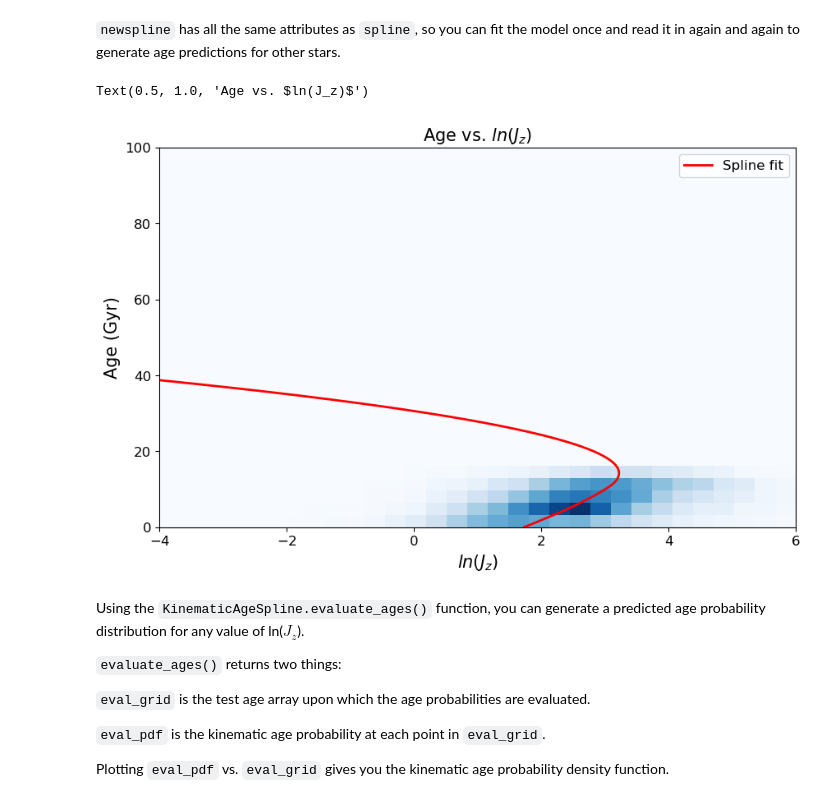
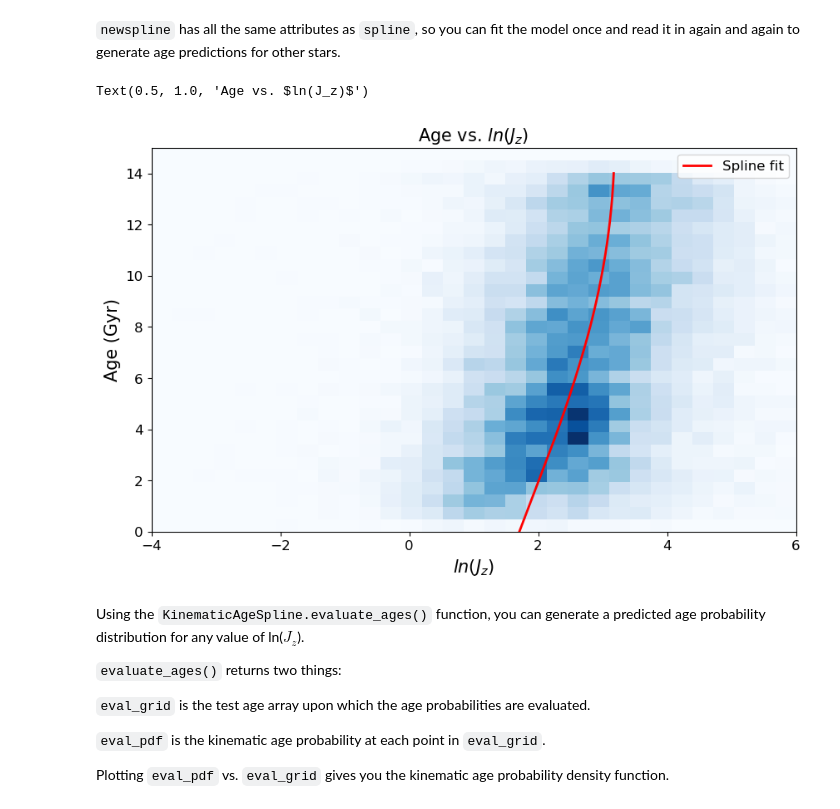
Before and after one commit to ssagear/zoomies, a Jupyter notebook: tutorials/Main_Kinematic_Age_Spline.ipynb, the cells around one changed output. Saved outputs shown, nothing was run; the diff lists cells and outputs as text; code cells hidden in the pictures.

```diff
--- a/tutorials/Main_Kinematic_Age_Spline.ipynb
+++ b/tutorials/Main_Kinematic_Age_Spline.ipynb
@@ -128,23 +130,23 @@ Let's write the calibrated model:
 # %% [markdown]
 And read it back in just for fun
 # %%
-#newspline = zoomies.read(directory='../RGB_spline_model_NoTruncate/')
+newspline = zoomies.read(directory='../RGB_spline_model/')
 # %% [markdown]
 ``newspline`` has all the same attributes as ``spline``, so you can fit the model once and read it in again and again to generate age predictions for other stars.
 # %%
 newspline.evaluate_spline()
 # %%
-plt.hist2d(newspline.lnJz, newspline.age, bins=(np.linspace(-4, 6, 32), np.linspace(0, 100, 32)), cmap='Blues')
+plt.hist2d(newspline.lnJz, newspline.age, bins=(np.linspace(-4, 6, 32), np.linspace(0, 15, 32)), cmap='Blues')
 plt.plot(newspline.eval_spline, newspline.grid, color='red', label='Spline fit', lw=2)
 
 plt.ylabel('Age (Gyr)', fontsize=15);
 plt.xlabel('$ln(J_z)$', fontsize=15);
 #plt.colorbar(label='# density');
 plt.legend()
 plt.title('Age vs. $ln(J_z)$', fontsize=15)
 # %% [output]
 Text(0.5, 1.0, 'Age vs. $ln(J_z)$')
-[figure, old version]
+[figure, new version]
 # %% [markdown]
 Using the ``KinematicAgeSpline.evaluate_ages()`` function, you can generate a predicted age probability distribution for any value of ln($J_z$).
 
```
Also changed, not shown: parts of 25 cells of this notebook, 2 other files.
